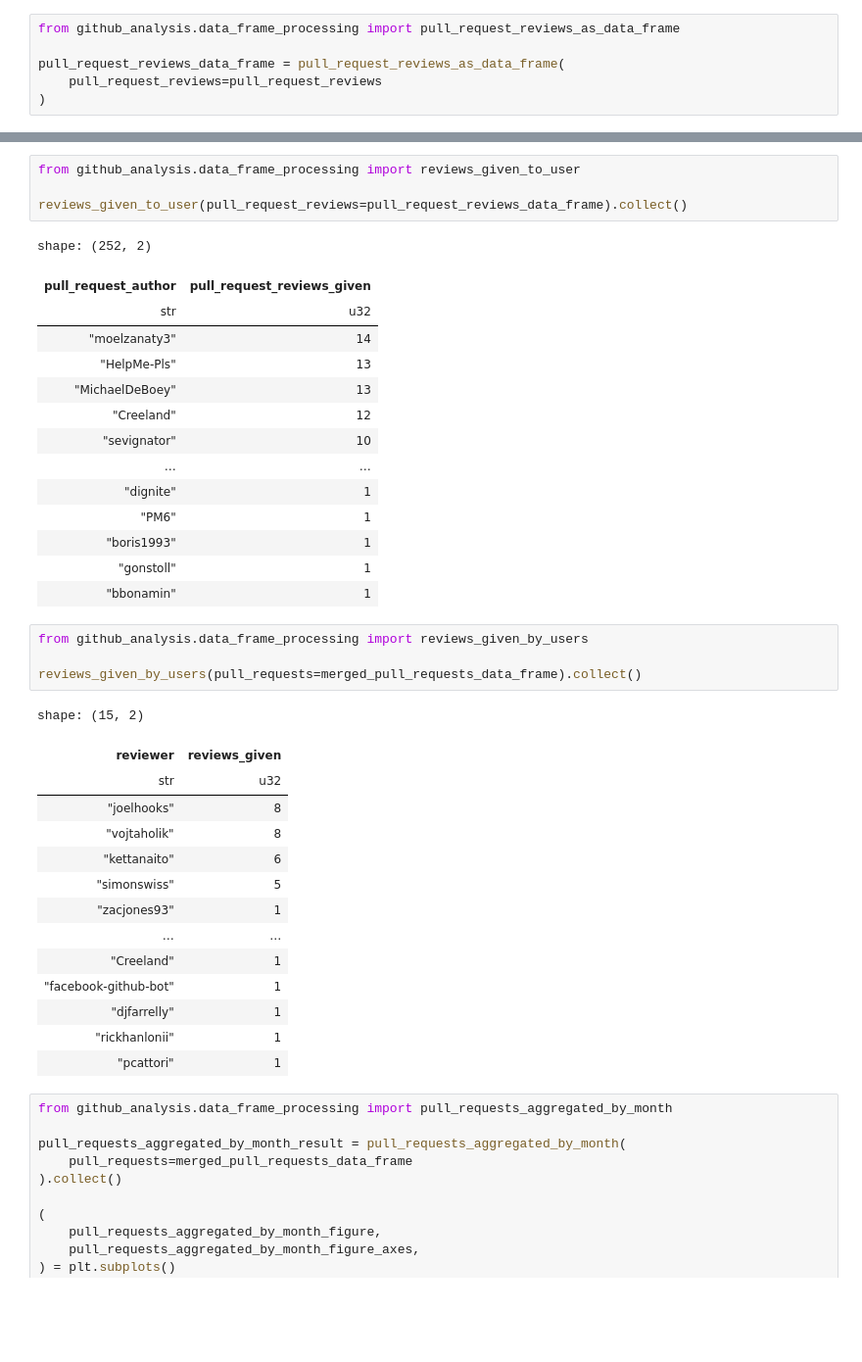
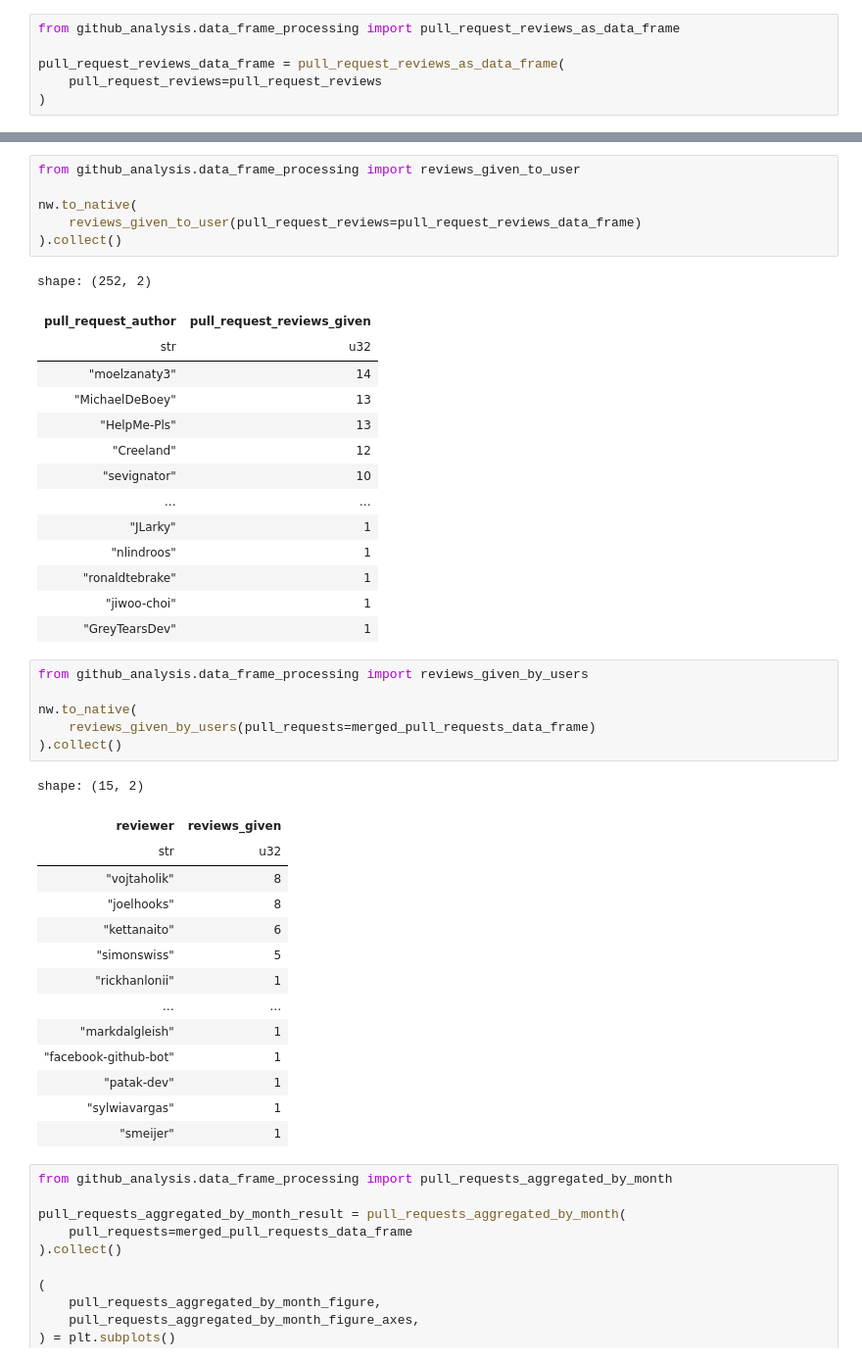
Before and after one commit to kamaal111/github-analysis, a Jupyter notebook: notebook.ipynb, the cells around one changed output, grey strips where cells are left out. Shown: that part at 98% size. Cells and saved outputs as stored; diff of their text form; blank space fills up the shorter version.

```diff
--- a/notebook.ipynb
+++ b/notebook.ipynb
@@ -100,41 +103,45 @@ shape: (3, 2)
 # %%
 from github_analysis.data_frame_processing import reviews_given_to_user
 
-reviews_given_to_user(pull_request_reviews=pull_request_reviews_data_frame).collect()
+nw.to_native(
+    reviews_given_to_user(pull_request_reviews=pull_request_reviews_data_frame)
+).collect()
 # %% [output]
 shape: (252, 2)
 | pull_request_author | pull_request_reviews_given |
 | str | u32 |
 | "moelzanaty3" | 14 |
+| "MichaelDeBoey" | 13 |
 | "HelpMe-Pls" | 13 |
-| "MichaelDeBoey" | 13 |
 | "Creeland" | 12 |
 | "sevignator" | 10 |
 | … | … |
-| "dignite" | 1 |
-| "PM6" | 1 |
-| "boris1993" | 1 |
-| "gonstoll" | 1 |
-| "bbonamin" | 1 |
+| "JLarky" | 1 |
+| "nlindroos" | 1 |
+| "ronaldtebrake" | 1 |
+| "jiwoo-choi" | 1 |
+| "GreyTearsDev" | 1 |
 # %%
 from github_analysis.data_frame_processing import reviews_given_by_users
 
-reviews_given_by_users(pull_requests=merged_pull_requests_data_frame).collect()
+nw.to_native(
+    reviews_given_by_users(pull_requests=merged_pull_requests_data_frame)
+).collect()
 # %% [output]
 shape: (15, 2)
 | reviewer | reviews_given |
 | str | u32 |
+| "vojtaholik" | 8 |
 | "joelhooks" | 8 |
-| "vojtaholik" | 8 |
 | "kettanaito" | 6 |
 | "simonswiss" | 5 |
-| "zacjones93" | 1 |
+| "rickhanlonii" | 1 |
 | … | … |
-| "Creeland" | 1 |
+| "markdalgleish" | 1 |
 | "facebook-github-bot" | 1 |
-| "djfarrelly" | 1 |
-| "rickhanlonii" | 1 |
-| "pcattori" | 1 |
+| "patak-dev" | 1 |
+| "sylwiavargas" | 1 |
+| "smeijer" | 1 |
 # %%
 from github_analysis.data_frame_processing import pull_requests_aggregated_by_month
 
```
Also changed, not shown: parts of 4 cells of this notebook, 5 other files.
